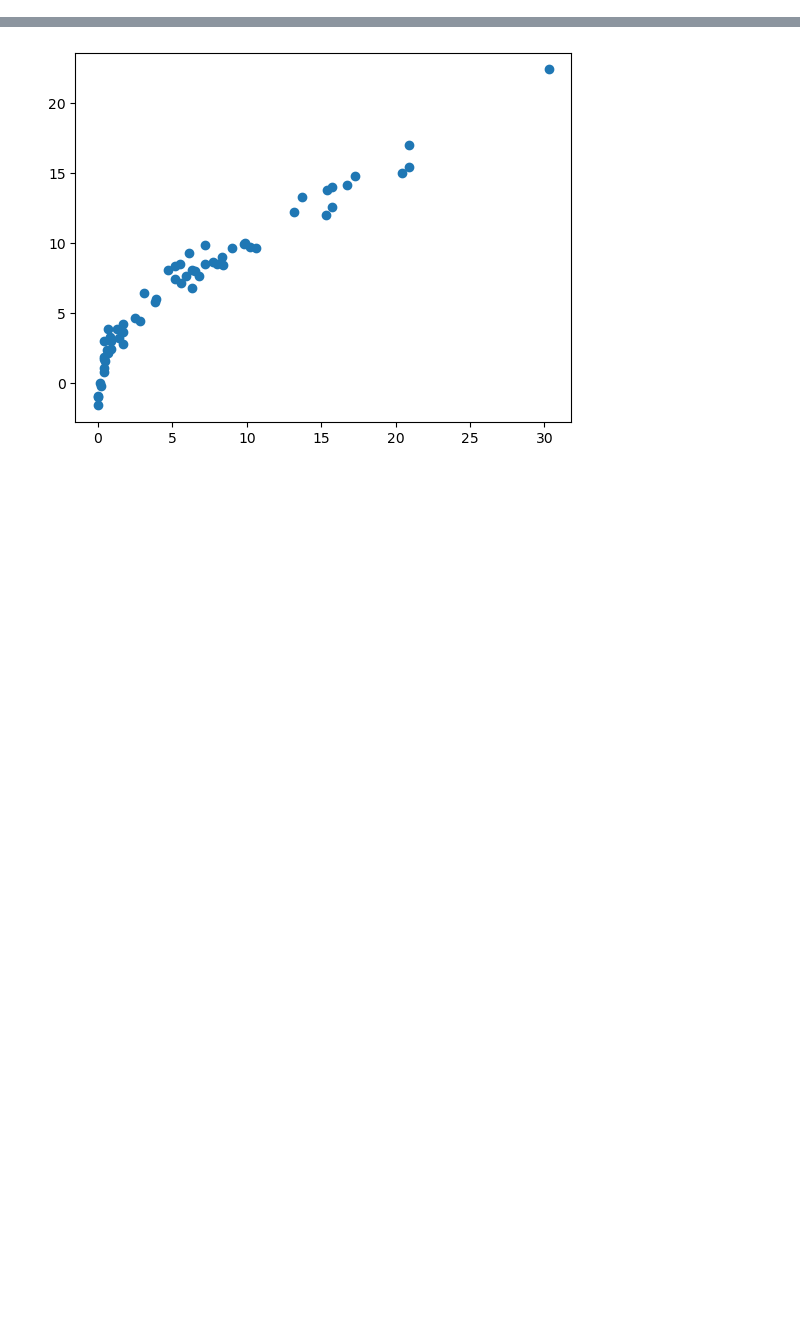
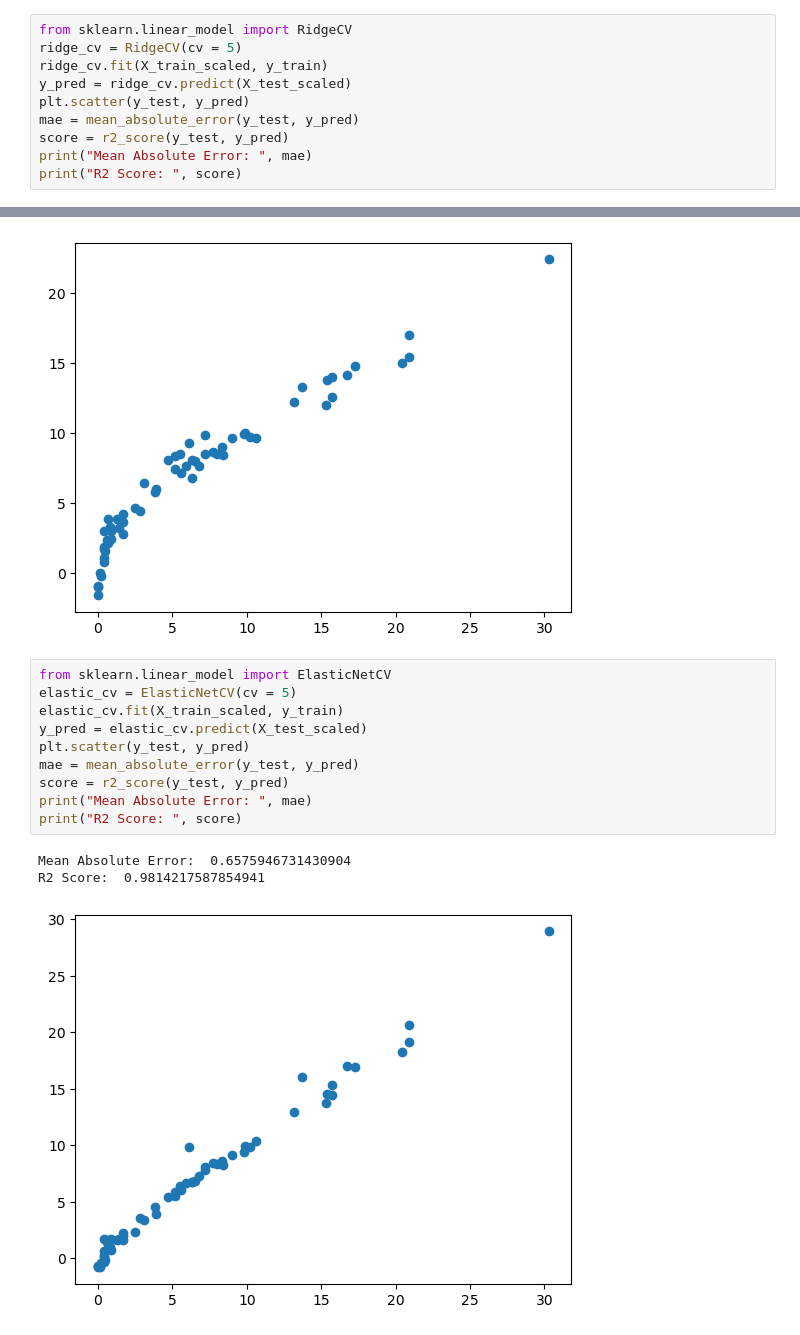
Before and after one commit to cyrolux123/Machine-Learning-Detailed, a Jupyter notebook: Regression/model-training.ipynb, the cells around one changed output, grey strips where cells are left out. Cells and saved outputs as stored; diff of their text form; blank space fills up the shorter version.

```diff
--- a/Regression/model-training.ipynb
+++ b/Regression/model-training.ipynb
@@ -249,3 +328,13 @@ plt.show()
 Mean Absolute Error:  0.5642305340105715
 R2 Score:  0.9842993364555513
 [figure]
+# %%
+from sklearn.linear_model import RidgeCV
+ridge_cv = RidgeCV(cv = 5)
+ridge_cv.fit(X_train_scaled, y_train)
+y_pred = ridge_cv.predict(X_test_scaled)
+plt.scatter(y_test, y_pred)
+mae = mean_absolute_error(y_test, y_pred)
+score = r2_score(y_test, y_pred)
+print("Mean Absolute Error: ", mae)
+print("R2 Score: ", score)
@@ -268,3 +379,17 @@ plt.show()
 Mean Absolute Error:  1.8822353634896
 R2 Score:  0.8753460589519703
 [figure]
+# %%
+from sklearn.linear_model import ElasticNetCV
+elastic_cv = ElasticNetCV(cv = 5)
+elastic_cv.fit(X_train_scaled, y_train)
+y_pred = elastic_cv.predict(X_test_scaled)
+plt.scatter(y_test, y_pred)
+mae = mean_absolute_error(y_test, y_pred)
+score = r2_score(y_test, y_pred)
+print("Mean Absolute Error: ", mae)
+print("R2 Score: ", score)
+# %% [output]
+Mean Absolute Error:  0.6575946731430904
+R2 Score:  0.9814217587854941
+[figure, added]
```
Also changed, not shown: parts of 12 cells of this notebook.
